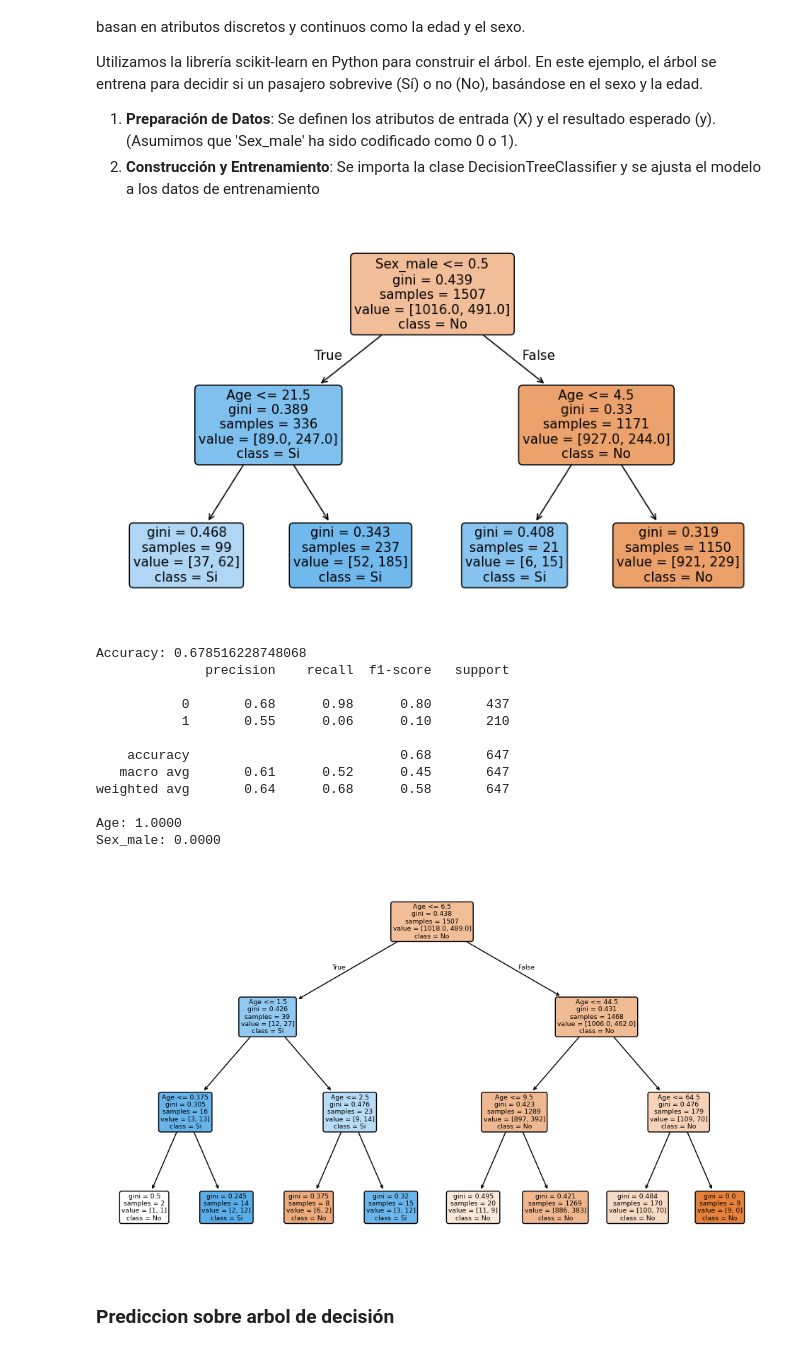
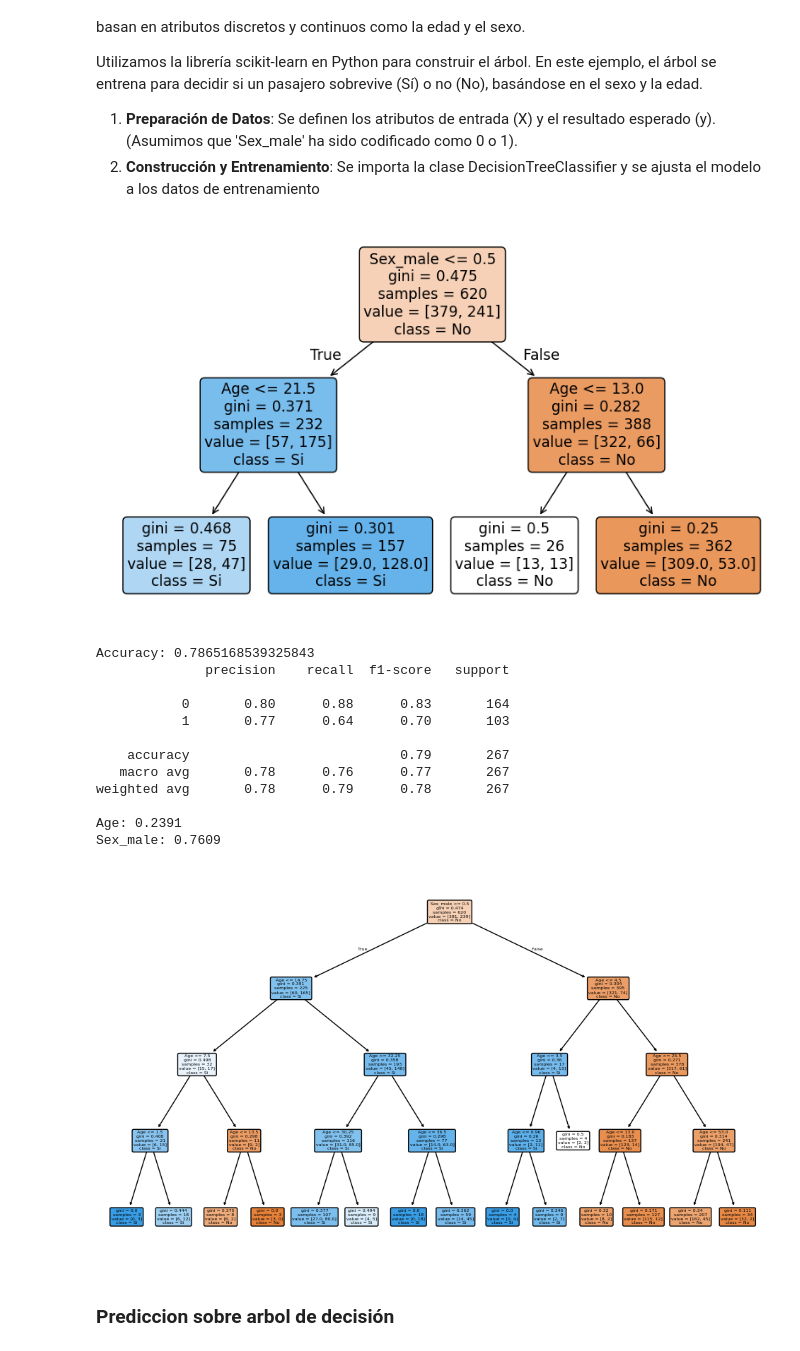
Before and after one commit to paranedagarcia/Cienciadedatos, a Jupyter notebook: 6.Aprendizaje supervisado/Arboles.ipynb, the cells around one changed output. Saved outputs shown, nothing was run; the diff lists cells and outputs as text; code cells hidden in the pictures.

```diff
--- a/6.Aprendizaje supervisado/Arboles.ipynb
+++ b/6.Aprendizaje supervisado/Arboles.ipynb
@@ -103,7 +103,7 @@ import pandas as pd
 import numpy as np
 import matplotlib.pyplot as plt
 
-df = pd.read_csv('../data/titanic5_price_clean.csv')
+df = pd.read_csv('../data/titanic.csv')
 df = df[['Survived', 'Age', 'Sex']].dropna(subset=['Survived', 'Age', 'Sex'])
 
 # Codificar sexo (male=1, female=0)
@@ -131,16 +131,16 @@ plt.figure(figsize=(10,6))
 plot_tree(clf, feature_names=['Age', 'Sex_male'], class_names=['No', 'Si'], filled=True, rounded=True)
 plt.show()
 # Esta función generaría un diagrama donde se ve:
-# 1. El nodo raíz dividiendo por 'Sex_male' (porque es el atributo más importante, como se ve en el ejemplo real) [5].
+# 1. El nodo raíz dividiendo por 'Sex_male' (porque es el atributo más importante, como se ve en el ejemplo real).
 # 2. Las siguientes divisiones basadas en 'Age'.
 # %% [output]
-[figure, old version]
+[figure, new version]
 # %%
 from sklearn.metrics import accuracy_score, classification_report, confusion_matrix
 import matplotlib.pyplot as plt
 
 # Cargar y preparar datos
-df = pd.read_csv('../data/titanic5_price_clean.csv')
+df = pd.read_csv('../data/titanic.csv')
 df = df[['Survived', 'Age', 'Sex']].dropna(subset=['Survived', 'Age', 'Sex'])
 
 # Codificar sexo (male=1, female=0)
@@ -153,42 +153,42 @@ y_t = df['Survived'].astype(int).values
 # División entrenamiento/prueba
 X_train, X_test, y_train, y_test = train_test_split(X_t, y_t, test_size=0.3, random_state=42, stratify=y_t)
 
 # Entrenar árbol de decisión
 clf = DecisionTreeClassifier(criterion='gini', max_depth=4, random_state=0)
 clf.fit(X_train, y_train)
 
 # Evaluación
 y_pred = clf.predict(X_test)
 print("Accuracy:", accuracy_score(y_test, y_pred))
 print(classification_report(y_test, y_pred))
 
 # importancia de características
 importances = clf.feature_importances_
 feature_names = ['Age', 'Sex_male']
 for name, importance in zip(feature_names, importances):
     print(f"{name}: {importance:.4f}")
 
 
 # Visualizar árbol
 
 plt.figure(figsize=(12,7))
 plot_tree(clf, feature_names=['Age','Sex_male'], class_names=['No','Si'], filled=True, rounded=True)
 plt.show()
 # El árbol resultante mostraría cómo las decisiones se basan en estos atributos para predecir la supervivencia
 # %% [output]
-Accuracy: 0.678516228748068
+Accuracy: 0.7865168539325843
               precision    recall  f1-score   support
 
-           0       0.68      0.98      0.80       437
-           1       0.55      0.06      0.10       210
+           0       0.80      0.88      0.83       164
+           1       0.77      0.64      0.70       103
 
-    accuracy                           0.68       647
-   macro avg       0.61      0.52      0.45       647
-weighted avg       0.64      0.68      0.58       647
+    accuracy                           0.79       267
+   macro avg       0.78      0.76      0.77       267
+weighted avg       0.78      0.79      0.78       267
 
-Age: 1.0000
-Sex_male: 0.0000
+Age: 0.2391
+Sex_male: 0.7609
-[figure, old version]
+[figure, new version]
 # %% [markdown]
 ### Prediccion sobre arbol de decisión
 # %%
```
Also changed, not shown: parts of 3 cells of this notebook.
